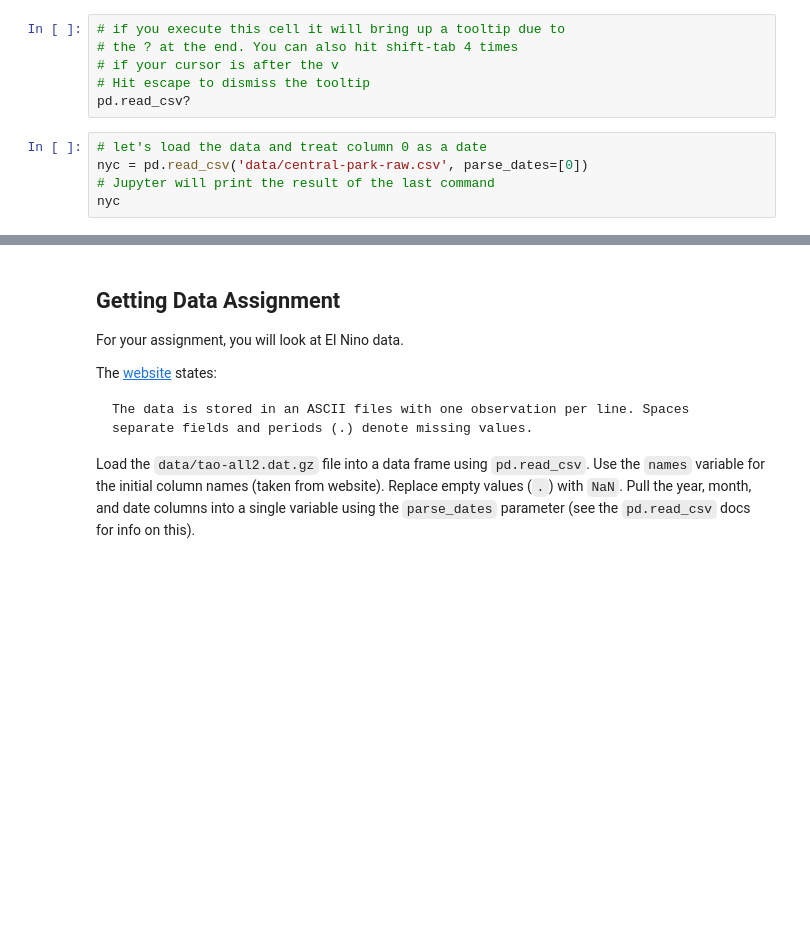
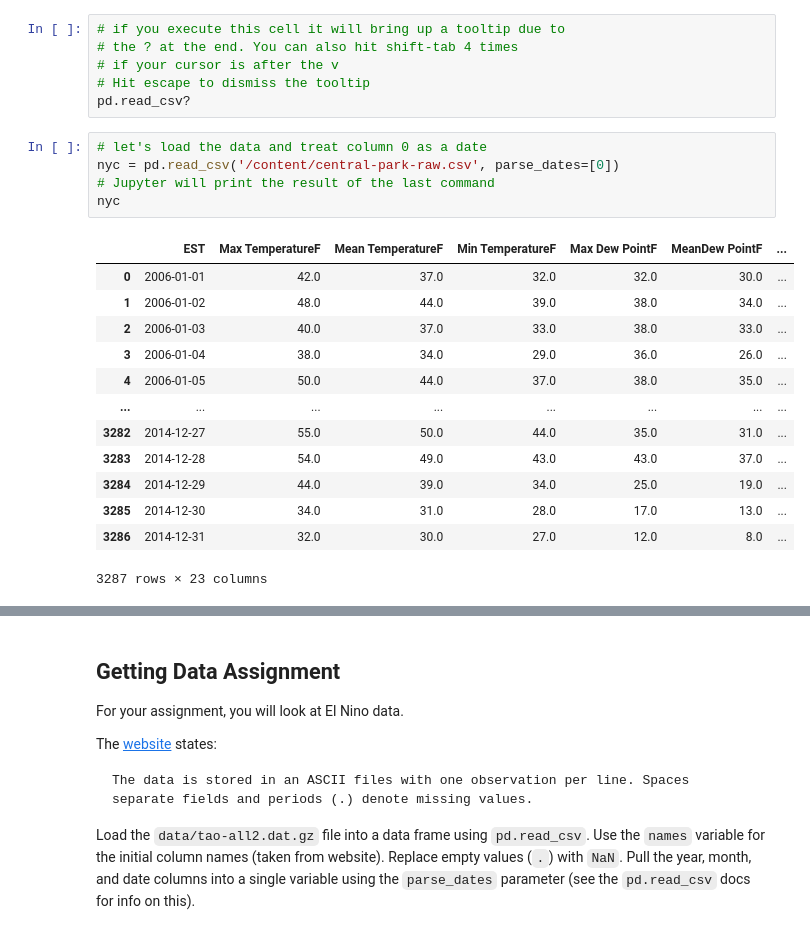
Before and after one commit to KasiBaskerLaxmanan/pyalgotrading, a Jupyter notebook: Pandas_01_introduction_get_inspect_tweak_data.ipynb, the cells around one changed output, grey strips where cells are left out. Drawn from its saved outputs; the diff is of its cells as text; blank space fills up the shorter version.

```diff
--- a/Pandas_01_introduction_get_inspect_tweak_data.ipynb
+++ b/Pandas_01_introduction_get_inspect_tweak_data.ipynb
@@ -173,9 +186,23 @@ There are various ``pd.read_`` functions for ingesting data
 pd.read_csv?
 # %%
 # let's load the data and treat column 0 as a date
-nyc = pd.read_csv('data/central-park-raw.csv', parse_dates=[0])
+nyc = pd.read_csv('/content/central-park-raw.csv', parse_dates=[0])
 # Jupyter will print the result of the last command
 nyc
+# %% [output]
+|  | EST | Max TemperatureF | Mean TemperatureF | Min TemperatureF | Max Dew PointF | MeanDew PointF | ... |
+| 0 | 2006-01-01 | 42.0 | 37.0 | 32.0 | 32.0 | 30.0 | ... |
+| 1 | 2006-01-02 | 48.0 | 44.0 | 39.0 | 38.0 | 34.0 | ... |
+| 2 | 2006-01-03 | 40.0 | 37.0 | 33.0 | 38.0 | 33.0 | ... |
+| 3 | 2006-01-04 | 38.0 | 34.0 | 29.0 | 36.0 | 26.0 | ... |
+| 4 | 2006-01-05 | 50.0 | 44.0 | 37.0 | 38.0 | 35.0 | ... |
+| ... | ... | ... | ... | ... | ... | ... | ... |
+| 3282 | 2014-12-27 | 55.0 | 50.0 | 44.0 | 35.0 | 31.0 | ... |
+| 3283 | 2014-12-28 | 54.0 | 49.0 | 43.0 | 43.0 | 37.0 | ... |
+| 3284 | 2014-12-29 | 44.0 | 39.0 | 34.0 | 25.0 | 19.0 | ... |
+| 3285 | 2014-12-30 | 34.0 | 31.0 | 28.0 | 17.0 | 13.0 | ... |
+| 3286 | 2014-12-31 | 32.0 | 30.0 | 27.0 | 12.0 | 8.0 | ... |
+3287 rows × 23 columns
 # %%
 # dataframes can get big, so only show the first bit
 nyc.head()
```
Also changed, not shown: parts of 29 cells of this notebook.
